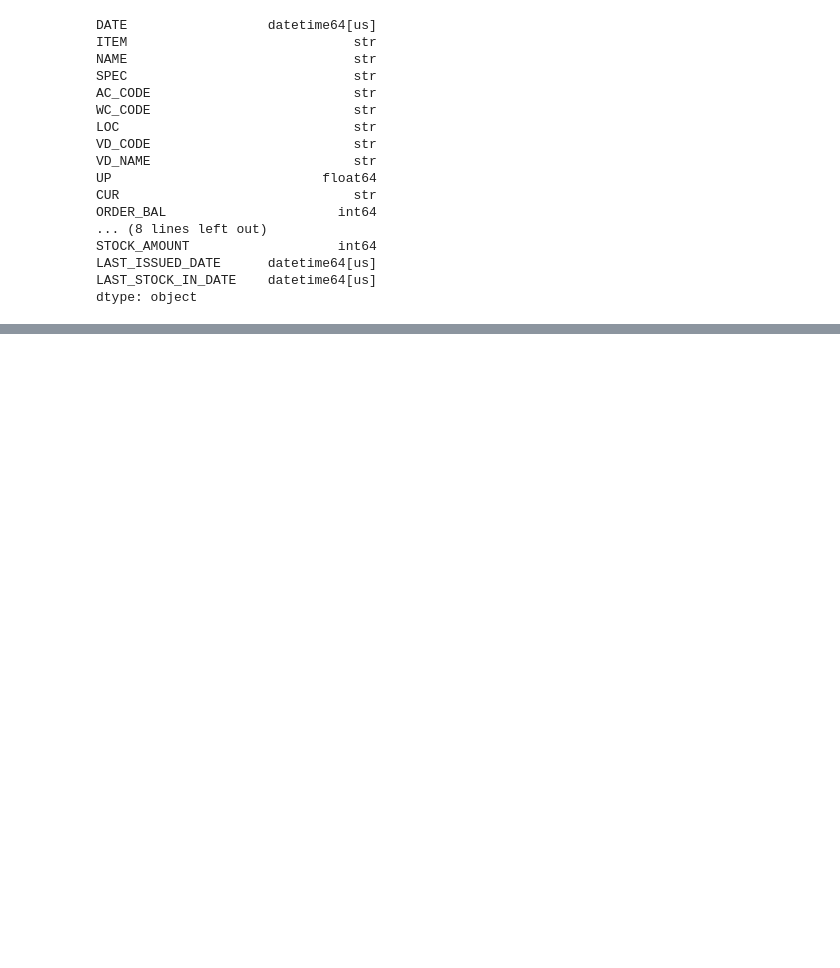
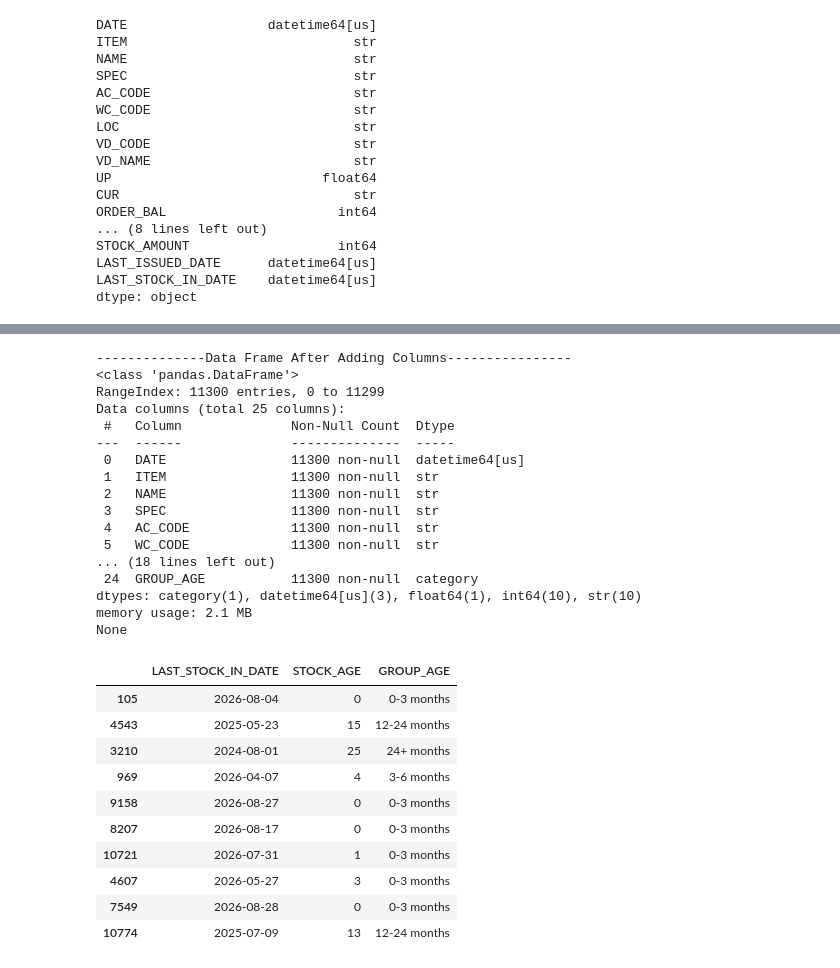
Before and after one commit to T7474/Portfolio_Data_Analytics, a Jupyter notebook: projects/sub_com_notebook.ipynb, the cells around one changed output, grey strips where cells are left out. Drawn from its saved outputs; the diff is of its cells as text; code cells hidden in the pictures; blank space fills up the shorter version.

```diff
--- a/projects/sub_com_notebook.ipynb
+++ b/projects/sub_com_notebook.ipynb
@@ -96,0 +147,38 @@ dtype: int64
+# %%
+#Insert Columns
+df['STOCK_AGE'] = (pd.Timestamp.now() - df['LAST_STOCK_IN_DATE']).dt.days // 30
+df['GROUP_AGE'] = pd.cut(df['STOCK_AGE'], bins=[0, 3, 6, 12, 24, float('inf')], labels=['0-3 months', '3-6 months', '6-12 months', '12-24 months', '24+ months'])
+df['GROUP_AGE'] = df['GROUP_AGE'].astype('category').fillna('0-3 months')
+
+print('--------------Data Frame After Adding Columns----------------')
+print(df.info())
+display(df[['LAST_STOCK_IN_DATE','STOCK_AGE','GROUP_AGE']].sample(10))
+# %% [output]
+--------------Data Frame After Adding Columns----------------
+<class 'pandas.DataFrame'>
+RangeIndex: 11300 entries, 0 to 11299
+Data columns (total 25 columns):
+ #   Column              Non-Null Count  Dtype
+---  ------              --------------  -----
+ 0   DATE                11300 non-null  datetime64[us]
+ 1   ITEM                11300 non-null  str
+ 2   NAME                11300 non-null  str
+ 3   SPEC                11300 non-null  str
+ 4   AC_CODE             11300 non-null  str
+ 5   WC_CODE             11300 non-null  str
+... (18 lines left out)
+ 24  GROUP_AGE           11300 non-null  category
+dtypes: category(1), datetime64[us](3), float64(1), int64(10), str(10)
+memory usage: 2.1 MB
+None
+|  | LAST_STOCK_IN_DATE | STOCK_AGE | GROUP_AGE |
+| 105 | 2026-08-04 | 0 | 0-3 months |
+| 4543 | 2025-05-23 | 15 | 12-24 months |
+| 3210 | 2024-08-01 | 25 | 24+ months |
+| 969 | 2026-04-07 | 4 | 3-6 months |
+| 9158 | 2026-08-27 | 0 | 0-3 months |
+| 8207 | 2026-08-17 | 0 | 0-3 months |
+| 10721 | 2026-07-31 | 1 | 0-3 months |
+| 4607 | 2026-05-27 | 3 | 0-3 months |
+| 7549 | 2026-08-28 | 0 | 0-3 months |
+| 10774 | 2025-07-09 | 13 | 12-24 months |
```
Also changed, not shown: parts of 5 cells of this notebook, 4 other files.
